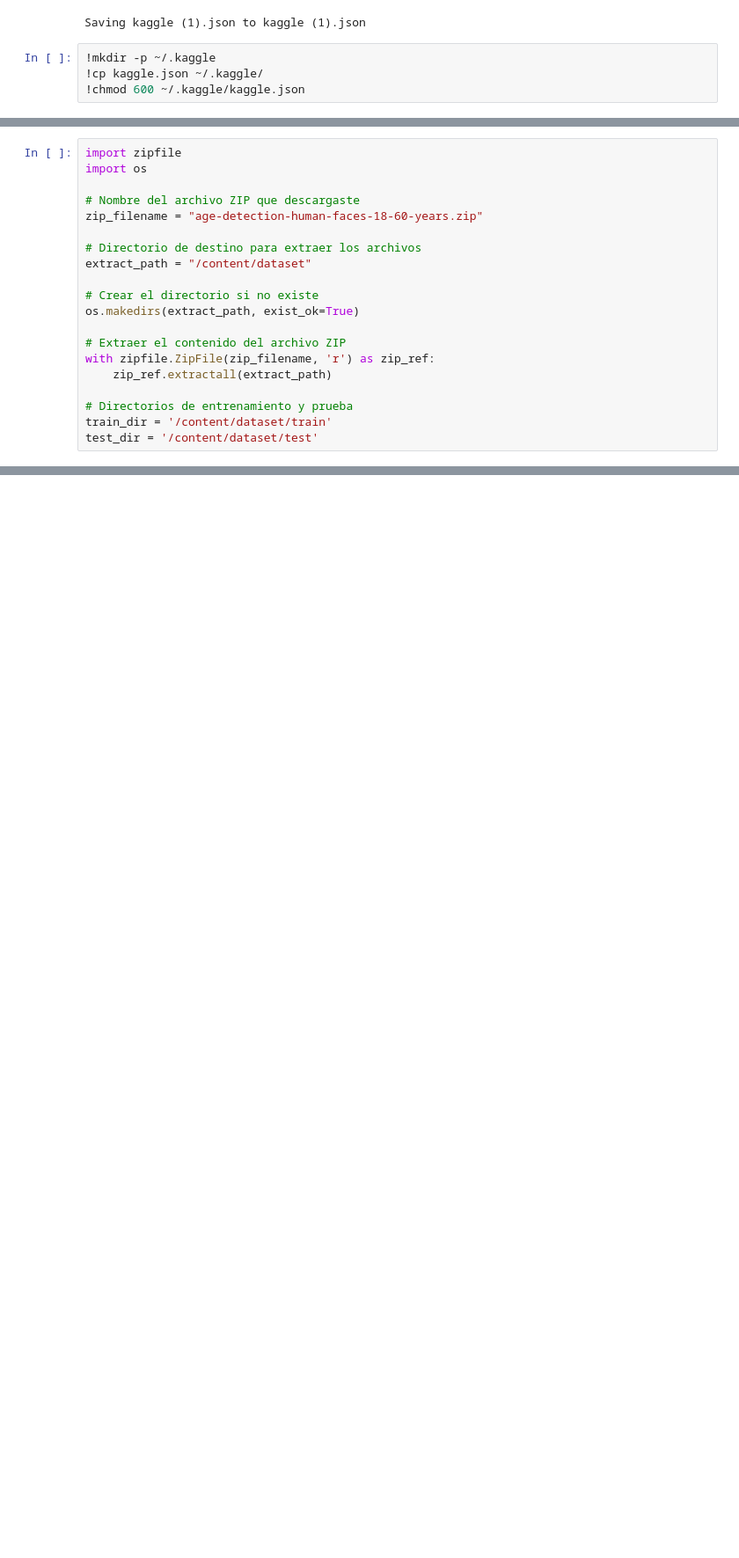
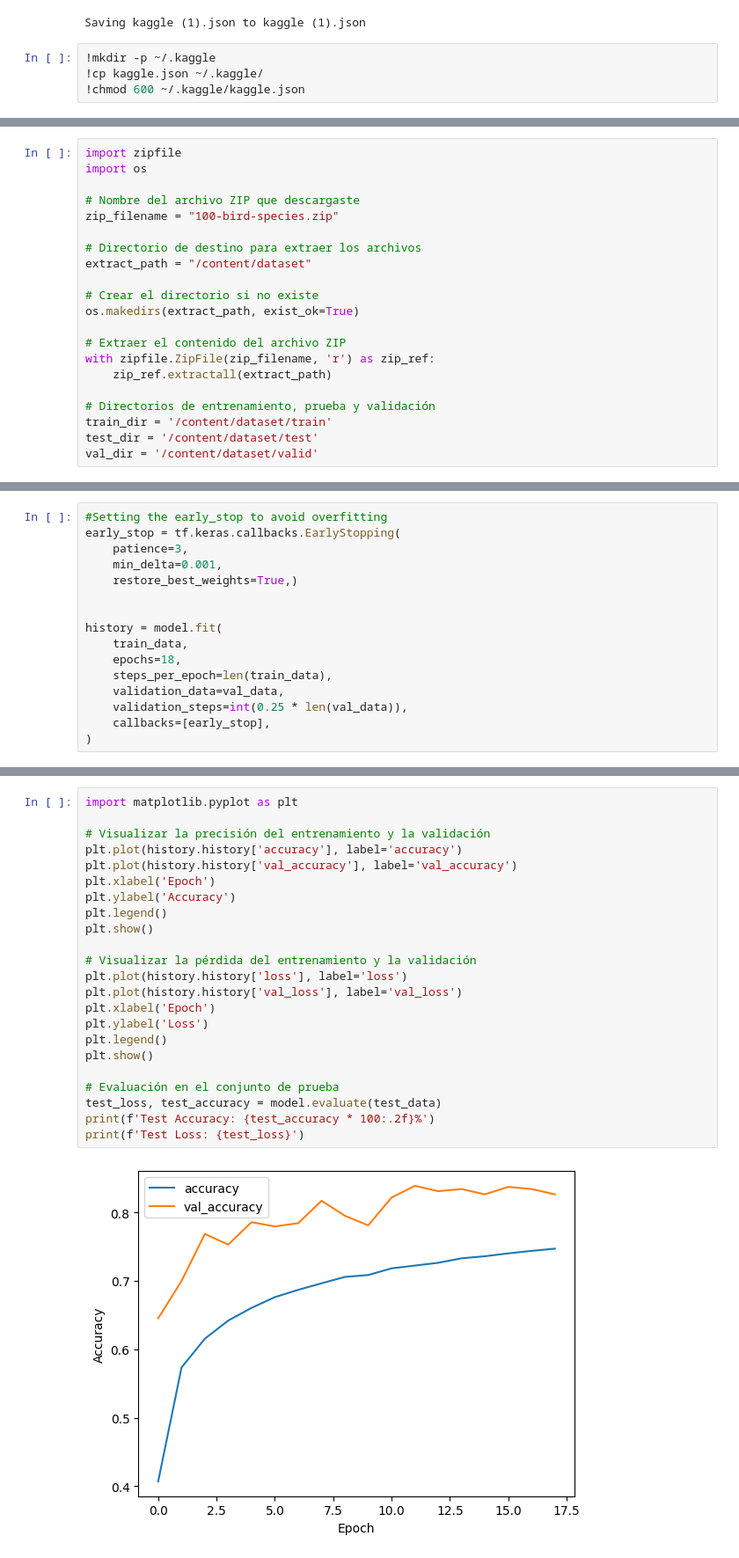
Before and after one commit to A01745336/Modulo2, a Jupyter notebook: Momento_de_Retroalimentación_Módulo_2.ipynb, the cells around one changed output, grey strips where cells are left out. Shown at 88% size. Cells and saved outputs as stored; diff of their text form; blank space fills up the shorter version.

```diff
--- a/Momento_de_Retroalimentación_Módulo_2.ipynb
+++ b/Momento_de_Retroalimentación_Módulo_2.ipynb
@@ -29,7 +29,7 @@ import zipfile
 import os
 
 # Nombre del archivo ZIP que descargaste
-zip_filename = "age-detection-human-faces-18-60-years.zip"
+zip_filename = "100-bird-species.zip"
 
 # Directorio de destino para extraer los archivos
 extract_path = "/content/dataset"
@@ -41,6 +41,7 @@ os.makedirs(extract_path, exist_ok=True)
 with zipfile.ZipFile(zip_filename, 'r') as zip_ref:
     zip_ref.extractall(extract_path)
 
-# Directorios de entrenamiento y prueba
+# Directorios de entrenamiento, prueba y validación
 train_dir = '/content/dataset/train'
 test_dir = '/content/dataset/test'
+val_dir = '/content/dataset/valid'
@@ -473,0 +246,16 @@ Accuracy: 0.2800000011920929
+# %%
+#Setting the early_stop to avoid overfitting
+early_stop = tf.keras.callbacks.EarlyStopping(
+    patience=3,
+    min_delta=0.001,
+    restore_best_weights=True,)
+
+
+history = model.fit(
+    train_data,
+    epochs=18,
+    steps_per_epoch=len(train_data),
+    validation_data=val_data,
+    validation_steps=int(0.25 * len(val_data)),
+    callbacks=[early_stop],
+)
@@ -473,0 +280,25 @@ Accuracy: 0.2800000011920929
+# %%
+import matplotlib.pyplot as plt
+
+# Visualizar la precisión del entrenamiento y la validación
+plt.plot(history.history['accuracy'], label='accuracy')
+plt.plot(history.history['val_accuracy'], label='val_accuracy')
+plt.xlabel('Epoch')
+plt.ylabel('Accuracy')
+plt.legend()
+plt.show()
+
+# Visualizar la pérdida del entrenamiento y la validación
+plt.plot(history.history['loss'], label='loss')
+plt.plot(history.history['val_loss'], label='val_loss')
+plt.xlabel('Epoch')
+plt.ylabel('Loss')
+plt.legend()
+plt.show()
+
+# Evaluación en el conjunto de prueba
+test_loss, test_accuracy = model.evaluate(test_data)
+print(f'Test Accuracy: {test_accuracy * 100:.2f}%')
+print(f'Test Loss: {test_loss}')
+# %% [output]
+[figure, added]
```
Also changed, not shown: parts of 52 cells of this notebook.
